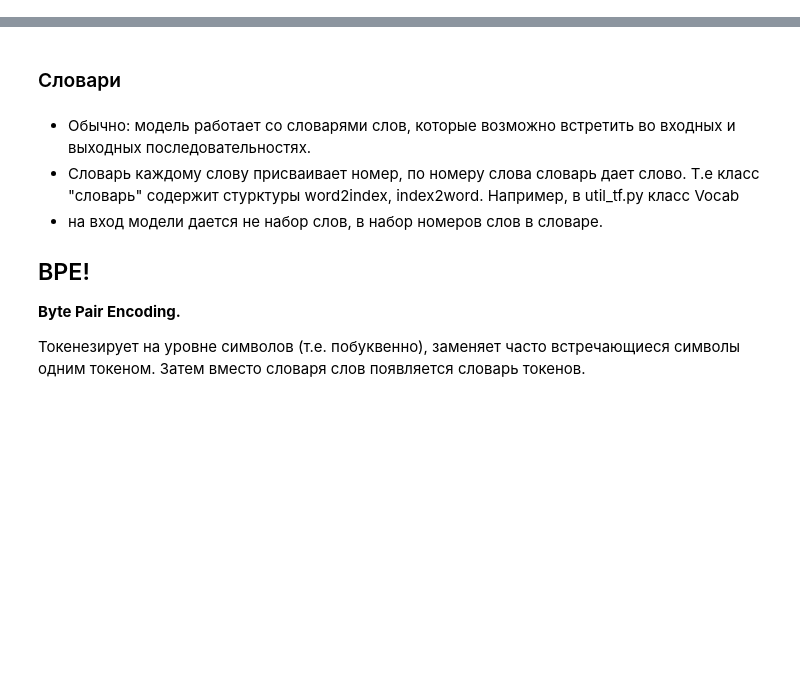
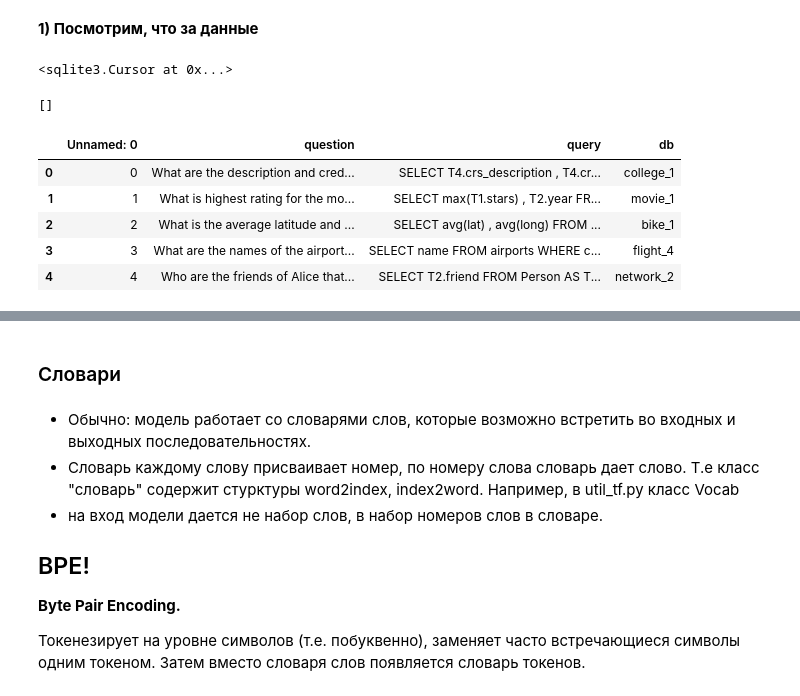
Before and after one commit to sayankotor/seq2seq_botcamp, a Jupyter notebook: tensor_flaw_seq2sql.ipynb, the cells around one changed output, grey strips where cells are left out. Drawn from its saved outputs; the diff is of its cells as text; code cells hidden in the pictures; blank space fills up the shorter version.

Commit message:
do not execute text WHERE

```diff
--- a/tensor_flaw_seq2sql.ipynb
+++ b/tensor_flaw_seq2sql.ipynb
@@ -21,0 +12,27 @@ http://www.cs.utexas.edu/~ml/wasp/geo-funql.html
+# %% [markdown]
+**1) Посмотрим, что за данные**
+# %%
+CURRENT_PATH = '/home/vika/seq2sql_botcamp/WikiSQL/data/'
+
+
+import sqlite3
+
+conn = sqlite3.connect(CURRENT_PATH + "dev.db") # или :memory: чтобы сохранить в RAM
+cursor = conn.cursor()
+
+cursor.execute('SELECT col0 FROM table_1_10015132_9 WHERE col3="Guard"')
+# %% [output]
+<sqlite3.Cursor at 0x...>
+# %%
+print(cursor.fetchall())
+# %% [output]
+[]
+# %%
+df.head()
+# %% [output]
+|  | Unnamed: 0 | question | query | db |
+| 0 | 0 | What are the description and cred... | SELECT T4.crs_description , T4.cr... | college_1 |
+| 1 | 1 | What is highest rating for the mo... | SELECT max(T1.stars) , T2.year FR... | movie_1 |
+| 2 | 2 | What is the average latitude and ... | SELECT avg(lat) , avg(long) FROM ... | bike_1 |
+| 3 | 3 | What are the names of the airport... | SELECT name FROM airports WHERE c... | flight_4 |
+| 4 | 4 | Who are the friends of Alice that... | SELECT T2.friend FROM Person AS T... | network_2 |
```
Also changed, not shown: parts of 36 cells of this notebook.
